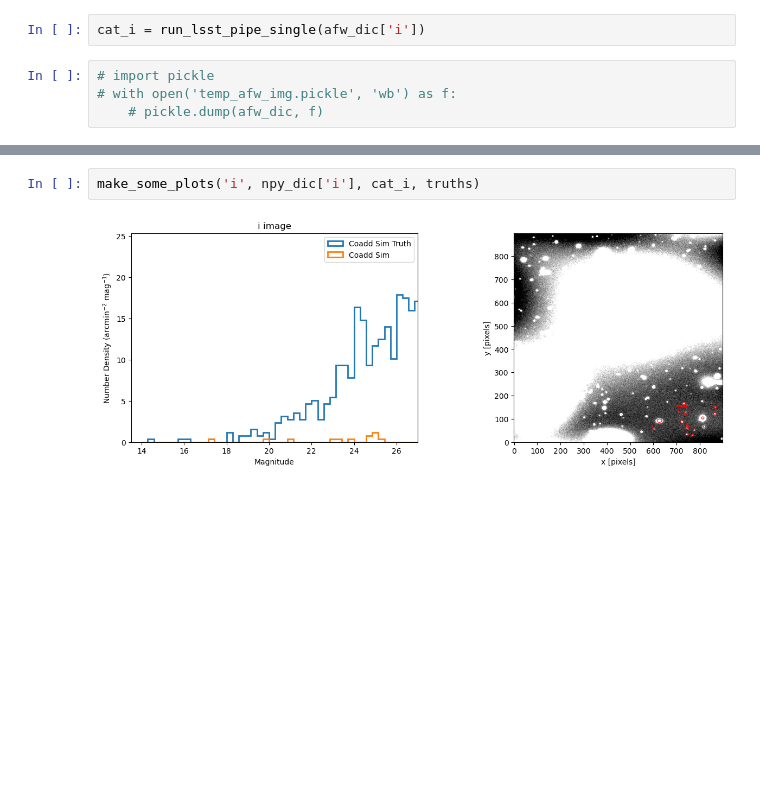
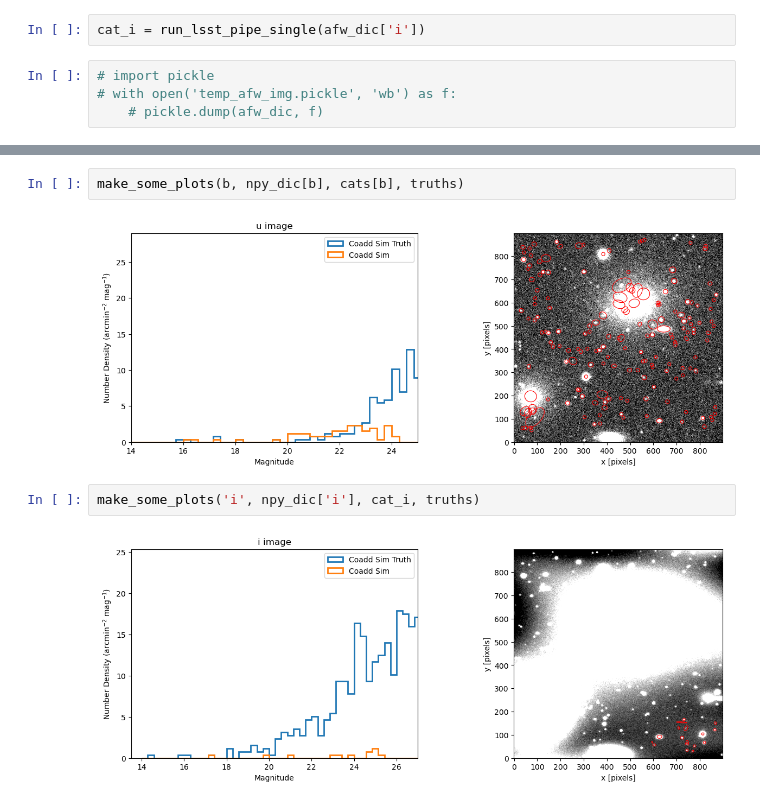
Before and after one commit to philipladuca24/LSST-SimCatVal, a Jupyter notebook: LSST-SimCatVal/testing_diffsim.ipynb, the cells around one changed output, grey strips where cells are left out. Drawn from its saved outputs; the diff is of its cells as text; blank space fills up the shorter version.

```diff
--- a/LSST-SimCatVal/testing_diffsim.ipynb
+++ b/LSST-SimCatVal/testing_diffsim.ipynb
@@ -662,3 +728,7 @@ for b in bands:
+# %%
+make_some_plots(b, npy_dic[b], cats[b], truths)
+# %% [output]
+[figure, added]
 # %%
 make_some_plots('i', npy_dic['i'], cat_i, truths)
 # %% [output]
```
Also changed, not shown: parts of 11 cells of this notebook, 5 other files.
